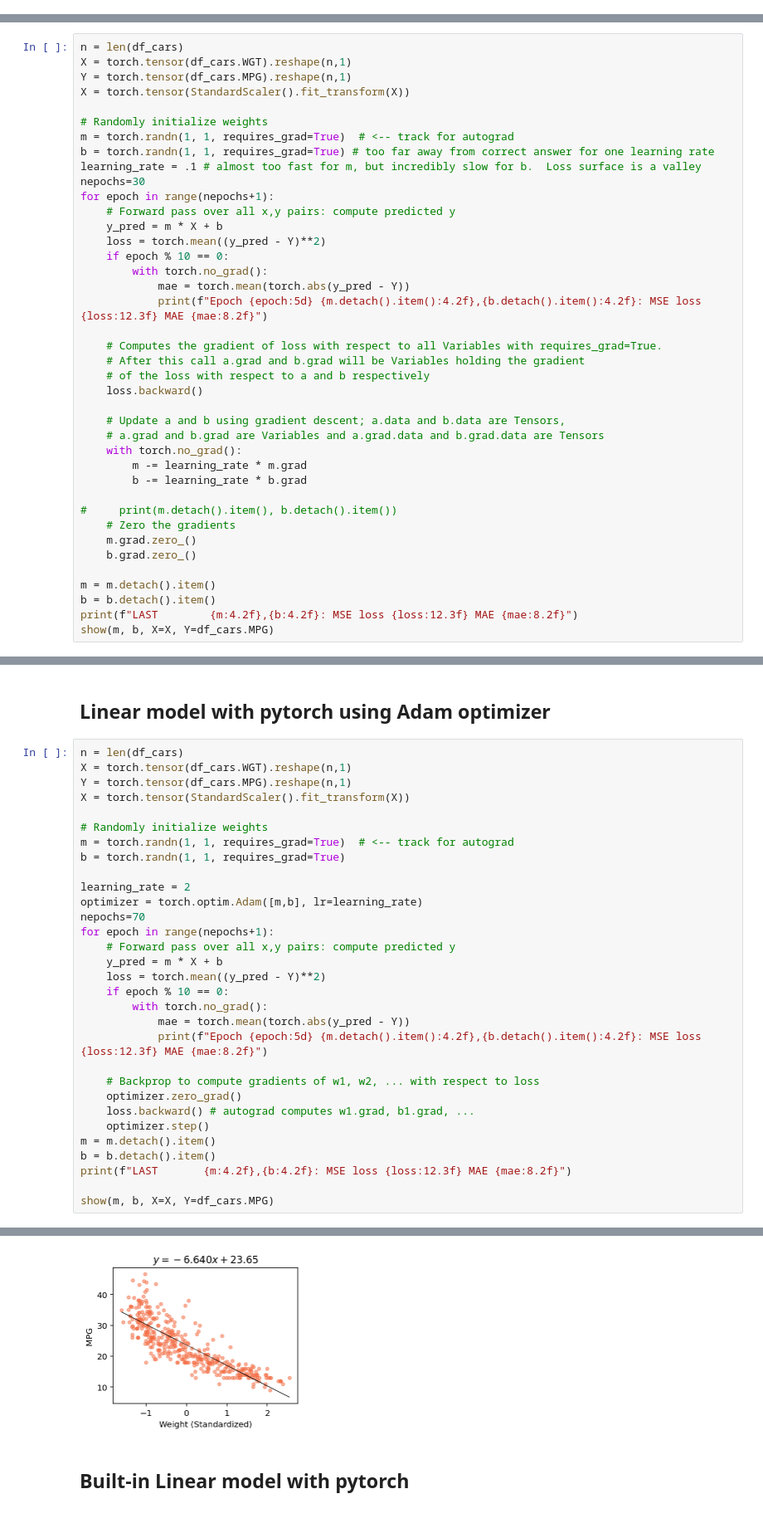
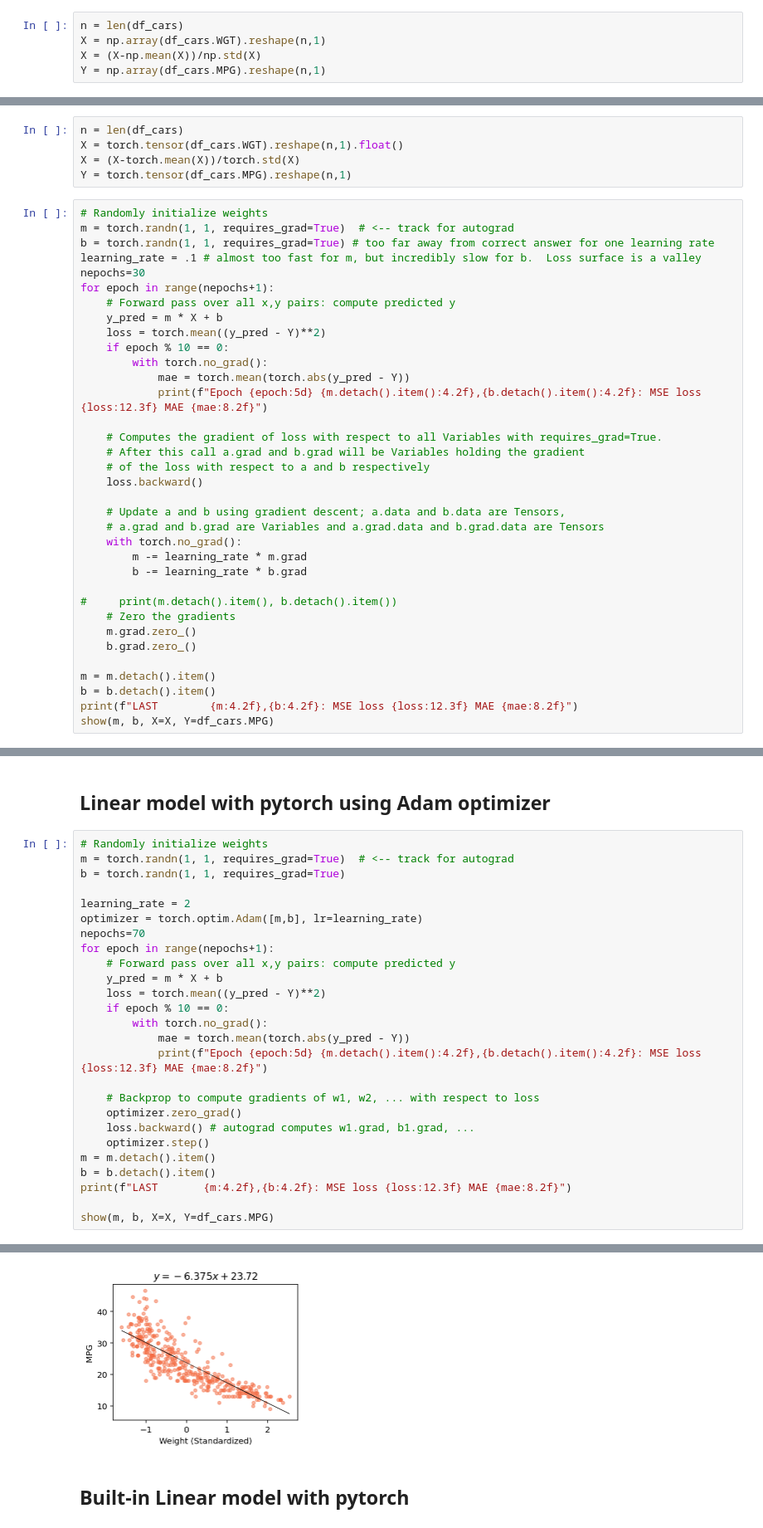
Before and after one commit to parrt/fundamentals-of-deep-learning, a Jupyter notebook: notebooks/cars.ipynb, the cells around one changed output, grey strips where cells are left out. Shown at 83% size. Cells and saved outputs as stored; diff of their text form.

```diff
--- a/notebooks/cars.ipynb
+++ b/notebooks/cars.ipynb
@@ -146 +147,6 @@ Standardizing variables to be mean centered and with standard deviation one, imp
+# %%
+n = len(df_cars)
+X = np.array(df_cars.WGT).reshape(n,1)
+X = (X-np.mean(X))/np.std(X)
+Y = np.array(df_cars.MPG).reshape(n,1)
 # %%
@@ -186,12 +186,12 @@ LAST        -6.49,23.45: MSE loss       18.677 MAE     3.28
 [figure]
 # %% [markdown]
 ## Linear model with pytorch
+# %%
+n = len(df_cars)
+X = torch.tensor(df_cars.WGT).reshape(n,1).float()
+X = (X-torch.mean(X))/torch.std(X)
+Y = torch.tensor(df_cars.MPG).reshape(n,1)
 # %%
-n = len(df_cars)
-X = torch.tensor(df_cars.WGT).reshape(n,1)
-Y = torch.tensor(df_cars.MPG).reshape(n,1)
-X = torch.tensor(StandardScaler().fit_transform(X))
-
 # Randomly initialize weights
 m = torch.randn(1, 1, requires_grad=True)  # <-- track for autograd
 b = torch.randn(1, 1, requires_grad=True) # too far away from correct answer for one learning rate
@@ -236,11 +236,6 @@ LAST        -6.48,23.42: MSE loss       18.678 MAE     3.28
 # %% [markdown]
 ## Linear model with pytorch using Adam optimizer
 # %%
-n = len(df_cars)
-X = torch.tensor(df_cars.WGT).reshape(n,1)
-Y = torch.tensor(df_cars.MPG).reshape(n,1)
-X = torch.tensor(StandardScaler().fit_transform(X))
-
 # Randomly initialize weights
 m = torch.randn(1, 1, requires_grad=True)  # <-- track for autograd
 b = torch.randn(1, 1, requires_grad=True)
@@ -279,4 +274,4 @@ LAST       -6.64,23.65: MSE loss       18.786 MAE     3.32
-[figure, old version]
+[figure, new version]
 # %% [markdown]
 ## Built-in Linear model with pytorch
 # %%
```
Also changed, not shown: parts of 23 cells of this notebook.
